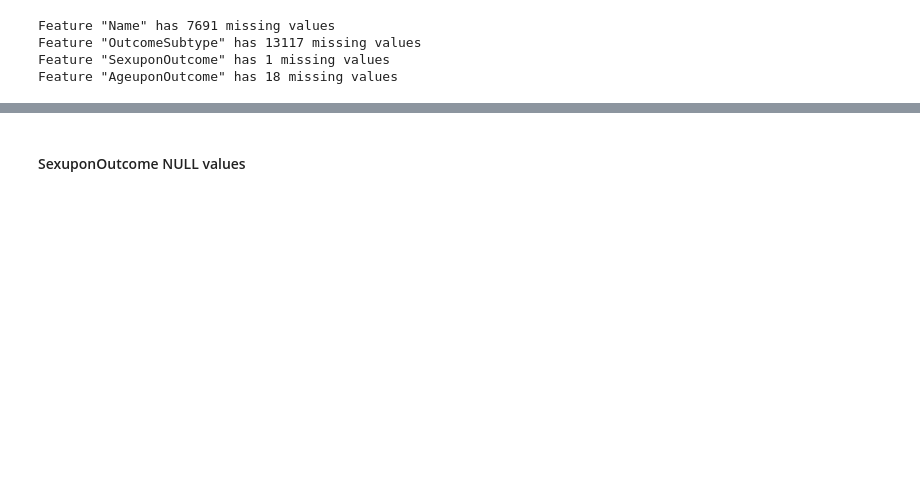
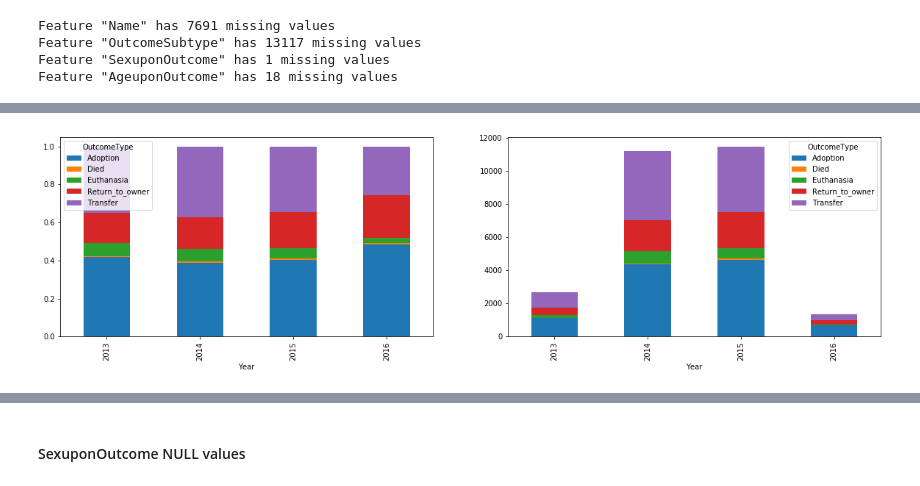
Before and after one commit to mspinelli/animal_shelter, a Jupyter notebook: DataExplore.ipynb, the cells around one changed output, grey strips where cells are left out. Drawn from its saved outputs; the diff is of its cells as text; code cells hidden in the pictures; blank space fills up the shorter version.

```diff
--- a/DataExplore.ipynb
+++ b/DataExplore.ipynb
@@ -73,0 +82,5 @@ We suspect "Name" does not have a significant influnce on the animal outcome.
+# %%
+# we already know that "DateTime" column does not have null values
+animals['Timestamps'] = pd.to_datetime(animals['DateTime'])
+
+print "Our records are between the range {} to {}".format(animals.Timestamps.min(), animals.Timestamps.max())
@@ -73,0 +89,17 @@ We suspect "Name" does not have a significant influnce on the animal outcome.
+# %%
+# we convert timestamps to several potential groups
+animals['Year'] = animals.Timestamps.dt.year
+animals['Month'] = animals.Timestamps.dt.month
+animals['Weekday'] = animals.Timestamps.dt.weekday
+animals['Hour'] = animals.Timestamps.dt.hour
+animals['WeekofYear'] = animals.Timestamps.dt.weekofyear
+# %%
+def plot_datetime_features(feature):
+    f, axs = plt.subplots(ncols=2)
+    figsize(20,5)
+    animals.groupby(feature).OutcomeType.value_counts(normalize=True).unstack().plot(kind="bar", stacked=True, ax=axs[0])
+    animals.groupby(feature).OutcomeType.value_counts().unstack().plot(kind="bar", stacked=True, ax=axs[1])
+# %%
+plot_datetime_features("Year")
+# %% [output]
+[figure, added]
```
Also changed, not shown: parts of 22 cells of this notebook.
